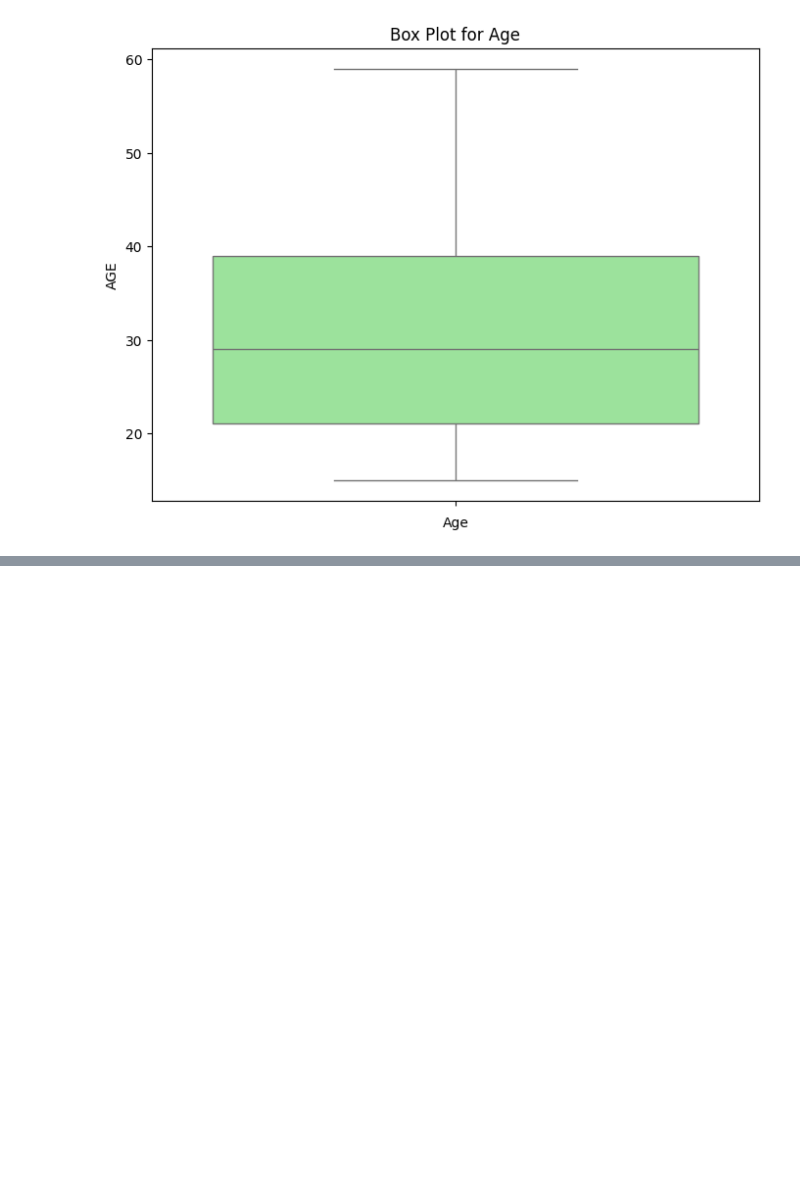
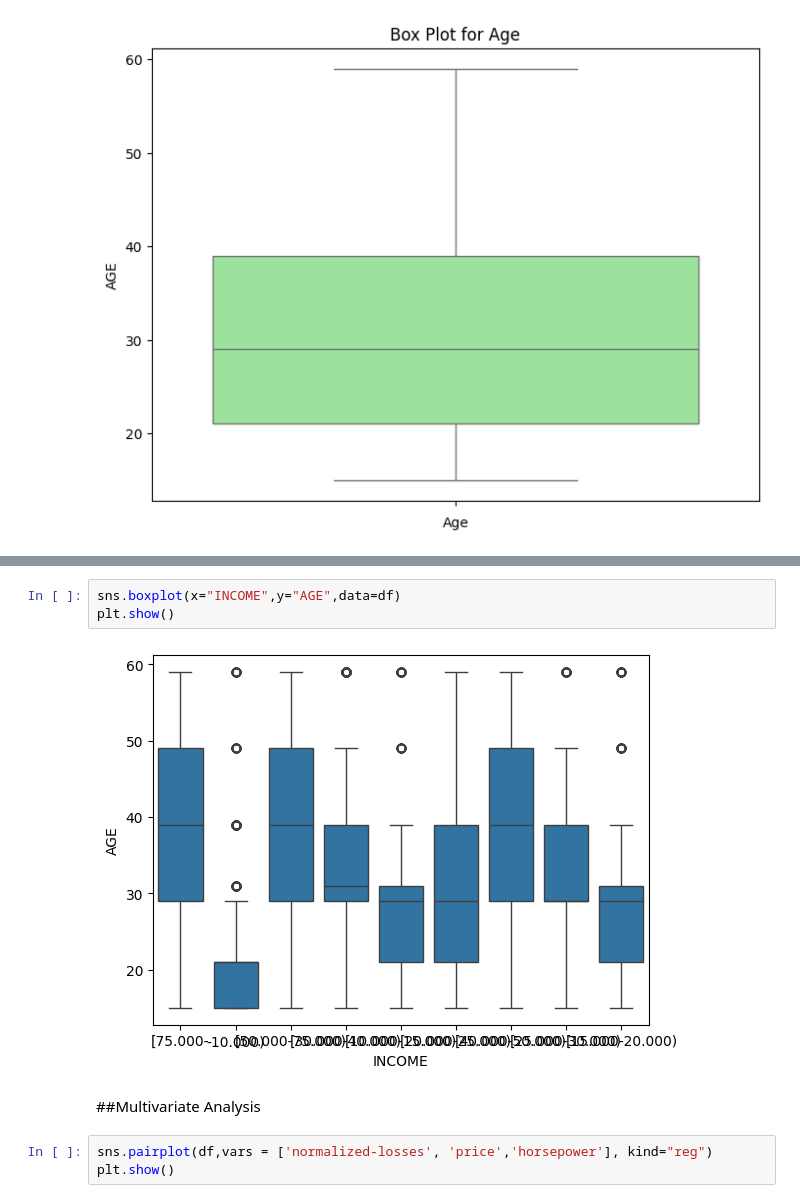
Before and after one commit to mangnez/SrutiSusarla-EDA-INCOME, a Jupyter notebook: SrutiSusarla_INCOME.ipynb, the cells around one changed output, grey strips where cells are left out. Cells and saved outputs as stored; diff of their text form; blank space fills up the shorter version.

```diff
--- a/SrutiSusarla_INCOME.ipynb
+++ b/SrutiSusarla_INCOME.ipynb
@@ -289,0 +357,10 @@ plt.show()
+# %%
+sns.boxplot(x="INCOME",y="AGE",data=df)
+plt.show()
+# %% [output]
+[figure, added]
+# %% [markdown]
+##Multivariate Analysis
+# %%
+sns.pairplot(df,vars = ['normalized-losses', 'price','horsepower'], kind="reg")
+plt.show()
```
Also changed, not shown: parts of 18 cells of this notebook.
